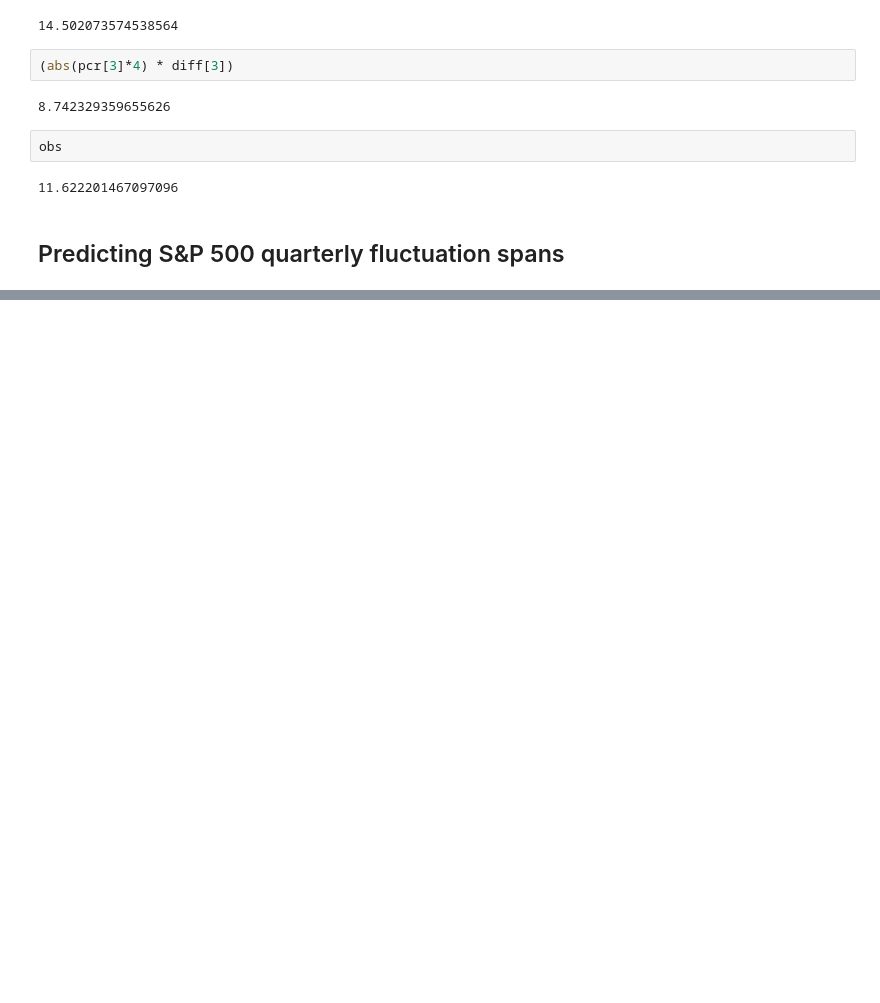
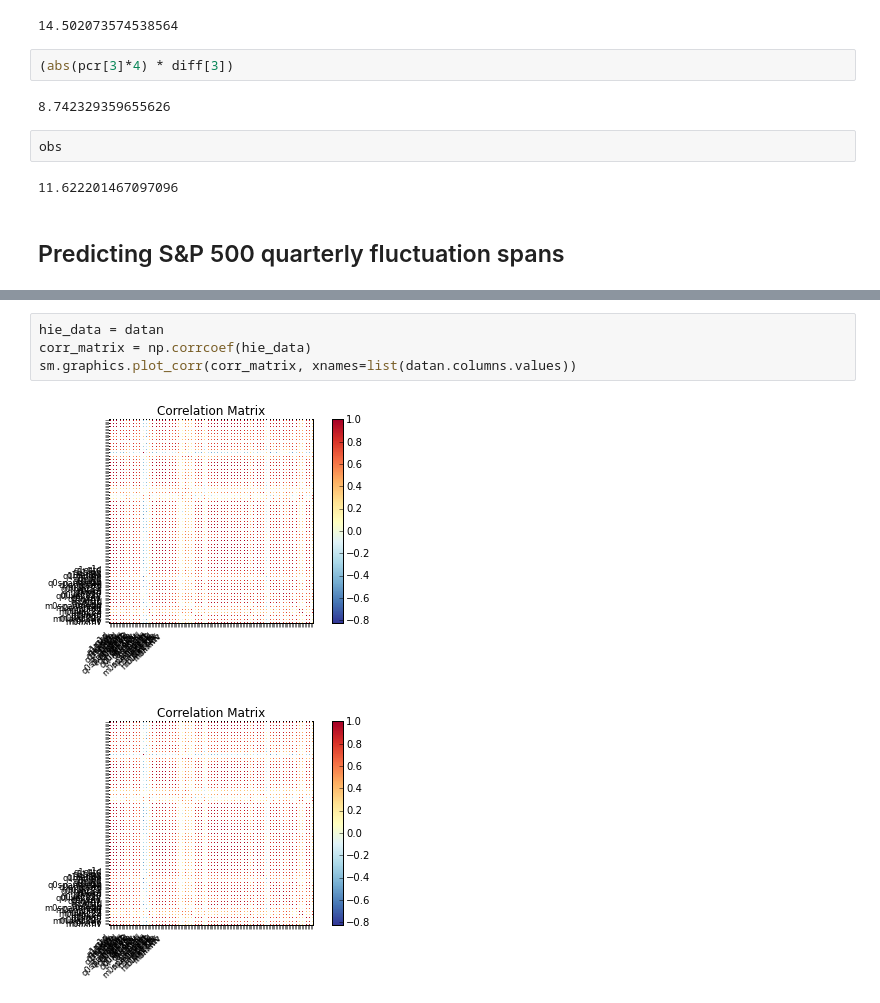
Before and after one commit to marcolunardi/metis, a Jupyter notebook: kojak_work/options_project_analysis.ipynb, the cells around one changed output, grey strips where cells are left out. Saved outputs shown, nothing was run; the diff lists cells and outputs as text; blank space fills up the shorter version.

```diff
--- a/kojak_work/options_project_analysis.ipynb
+++ b/kojak_work/options_project_analysis.ipynb
@@ -1502,0 +1543,7 @@ obs
+# %%
+hie_data = datan
+corr_matrix = np.corrcoef(hie_data)
+sm.graphics.plot_corr(corr_matrix, xnames=list(datan.columns.values))
+# %% [output]
+[figure, added]
+[figure, added]
```
Also changed, not shown: parts of 13 cells of this notebook, 9 other files.
